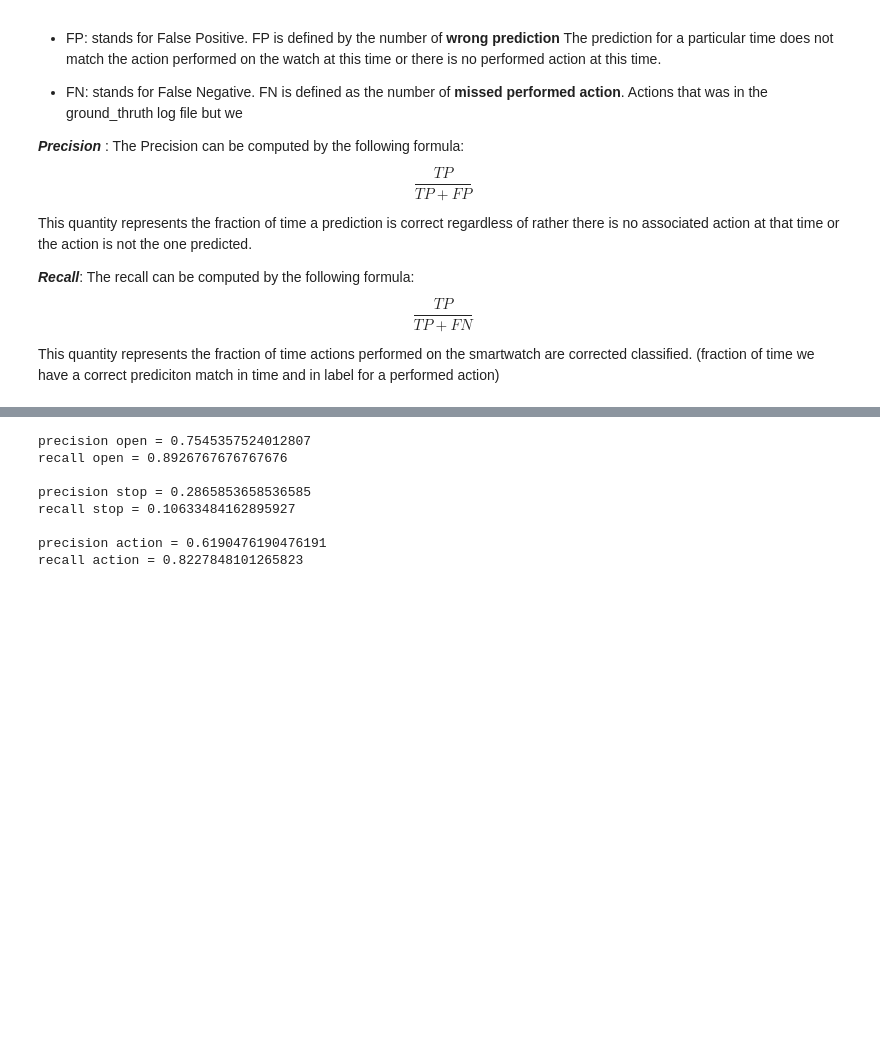
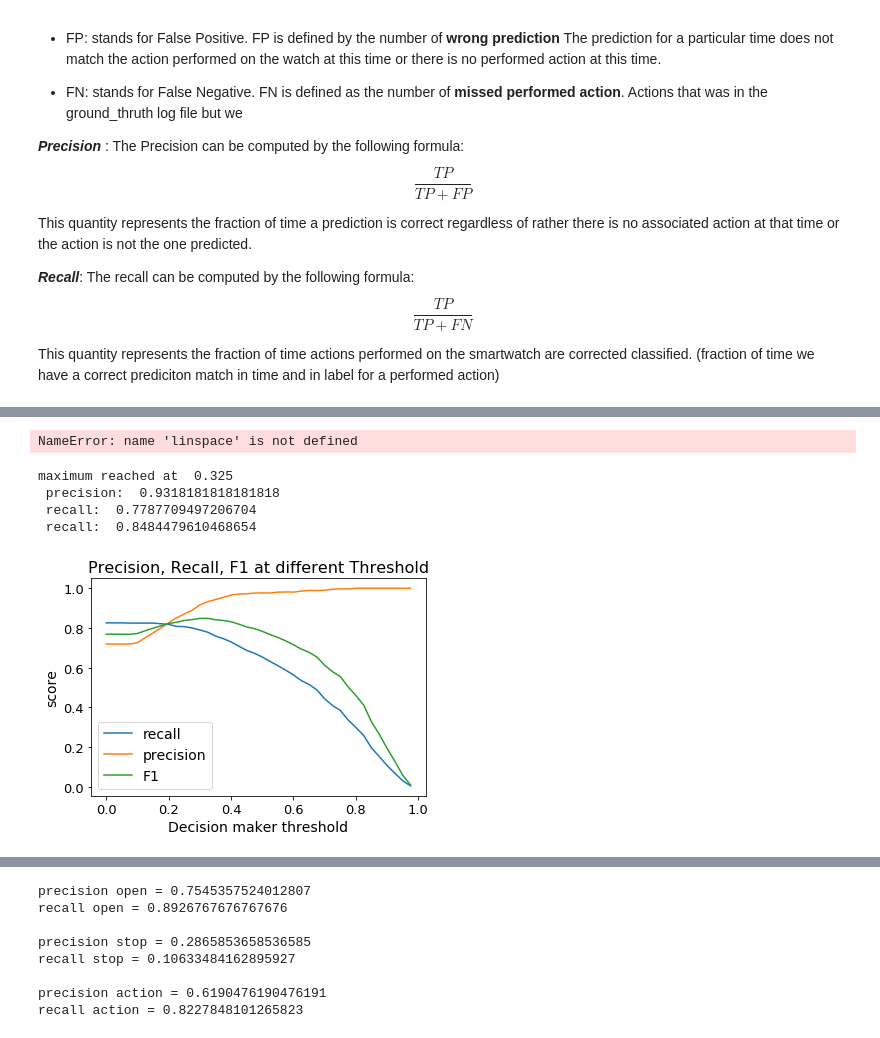
Before and after one commit to alex35469/Traffic-Analysis-on-wearables, a Jupyter notebook: Classification/Longrun identification.ipynb, the cells around one changed output, grey strips where cells are left out. Saved outputs shown, nothing was run; the diff lists cells and outputs as text; code cells hidden in the pictures; blank space fills up the shorter version.

```diff
--- a/Classification/Longrun identification.ipynb
+++ b/Classification/Longrun identification.ipynb
@@ -1953,0 +2151,49 @@ plt.show()
+# %%
+def plot_f1_prec_rec():
+    linspace = np.arange(0, 1, 0.025)
+    ps, rs, f1s = [], [], []
+    for sensitivity in linspace:
+        #all_correct_pred, all_wrong_pred, all_missed_gt = eval_all(predicted, content_ground_truth, METHOD="majority_voting", MATCH_METHOD='first', TOP_N=100)
+        all_correct_pred_dict, all_wrong_pred_dict, all_missed_gt_dict = eval_all(predicted,
+                                                                                  content_ground_truth,
+                                                                                  METHOD='threshold_majority_voting', # "majority_voting",
+                                                                                  THRESHOLD=sensitivity,
+                                                                                  MATCH_METHOD='first',
+                                                                                  TARGET_APPS_ONLY=False,
+                                                                                  TOP_N=1, OUTPUT_DICT=True,
+                                                                                  SKIPPING_FORCE_STOP=True)
+        p, r, f1 = plot_prec_recall_by_slot(all_correct_pred_dict,
+                                            all_wrong_pred_dict,
+                                            all_missed_gt_dict,
+                                            by="all", savefig=None)
+        ps.append(p)
+        rs.append(r)
+        f1s.append(f1)
+    plt.plot(linspace, rs, label="recall")
+    plt.plot(linspace, ps, label="precision")
+    plt.plot(linspace, f1s, label= "F1")
+    plt.xlabel("Decision maker threshold", fontsize=14)
+    plt.ylabel("score", fontsize=14)
+    plt.title("Precision, Recall, F1 at different Threshold", fontsize = 16)
+    plt.xticks(fontsize=13)
+    plt.yticks(fontsize=13)
+    plt.legend(fontsize=14)
+    plt.savefig("longrun_p_r_f1_threshold", dpi=80)
+    max_ = np.argmax(f1s)
+    print("maximum reached at ", linspace[max_])
+    print(" precision: ", ps[max_])
+    print(" recall: ", rs[max_])
+    print(" recall: ", f1s[max_])
+    return ps, rs, f1s
+# %%
+print(pd.DataFrame({"precision score":ps, "recall":rs, "F1":f1s, "threshold":linspace }).set_index("threshold").loc[[0.1, 0.8, 0.25]].to_latex())
+# %% [output]
+NameError: name 'linspace' is not defined
+# %%
+ps, rs, f1s = plot_f1_prec_rec()
+# %% [output]
+maximum reached at  0.325
+ precision:  0.9318181818181818
+ recall:  0.7787709497206704
+ recall:  0.8484479610468654
+[figure, added]
```
Also changed, not shown: parts of 43 cells of this notebook.
